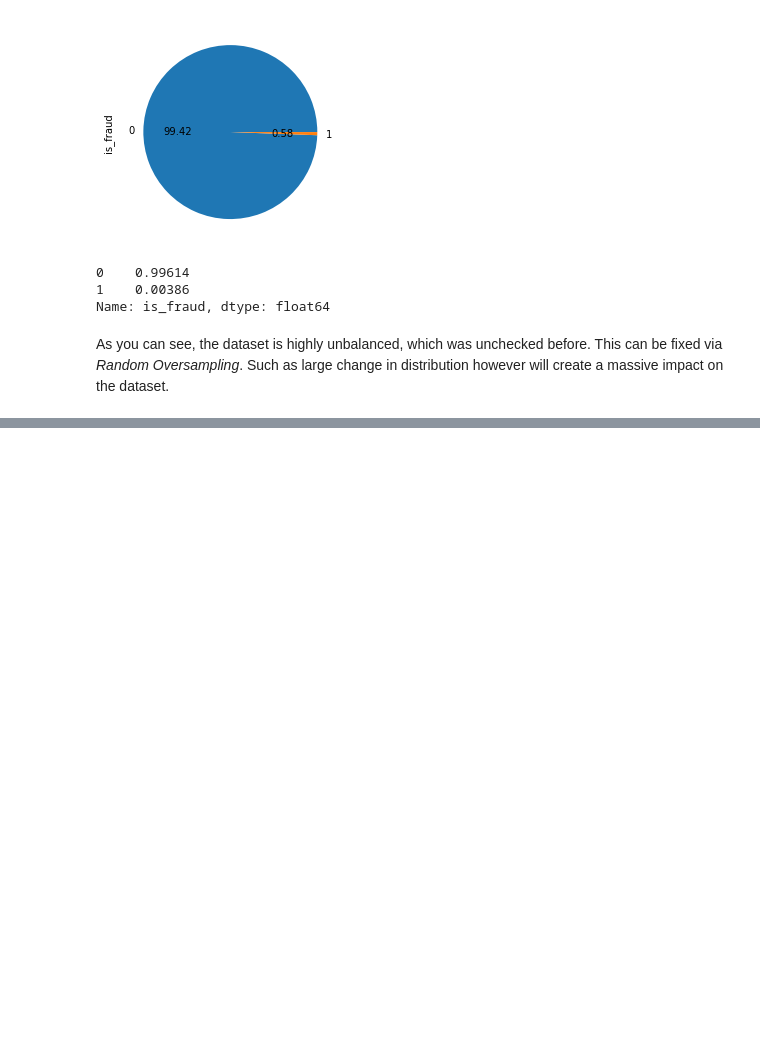
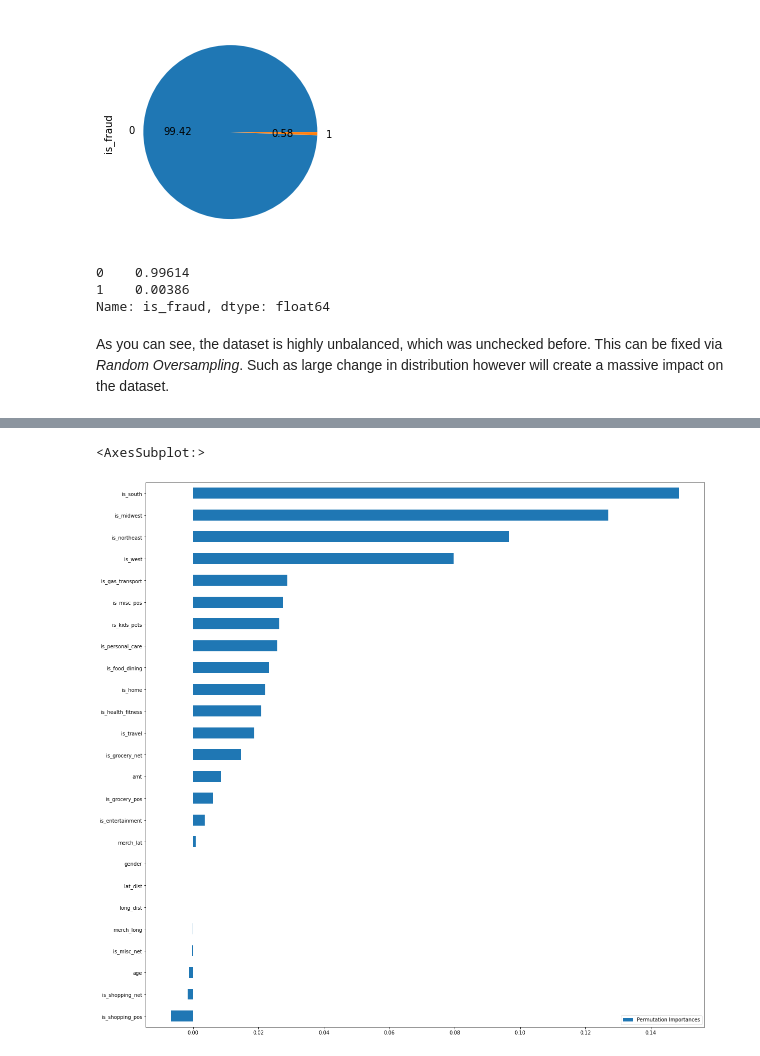
Before and after one commit to simonvaradaraj/CCFD, a Jupyter notebook: Credit Card Fraud Detection.ipynb, the cells around one changed output, grey strips where cells are left out. Drawn from its saved outputs; the diff is of its cells as text; code cells hidden in the pictures; blank space fills up the shorter version.

```diff
--- a/Credit Card Fraud Detection.ipynb
+++ b/Credit Card Fraud Detection.ipynb
@@ -416,0 +420,5 @@ It seems to have made a *positive impact*, as the accuracy score is not as dange
+# %%
+from sklearn.inspection import permutation_importance
+
+perm = permutation_importance(sgd, X_test, y_test)
+perm.importances_mean
@@ -416,0 +433,7 @@ It seems to have made a *positive impact*, as the accuracy score is not as dange
+# %%
+sorted_idx = perm.importances_mean.argsort()
+values = pd.DataFrame(perm.importances_mean[sorted_idx], X_test.columns[sorted_idx], columns=['Permutation Importances'])
+values.plot.barh(figsize=(20,20))
+# %% [output]
+<AxesSubplot:>
+[figure, added]
```
Also changed, not shown: parts of 7 cells of this notebook.
